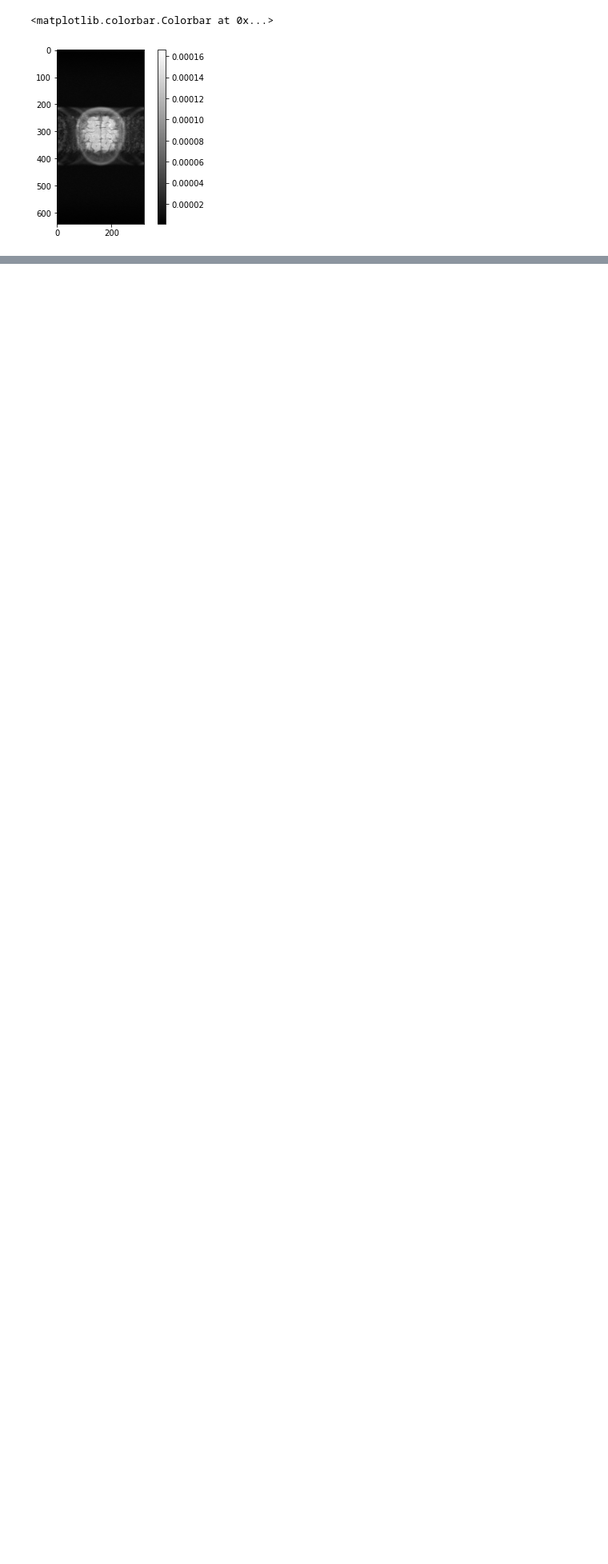
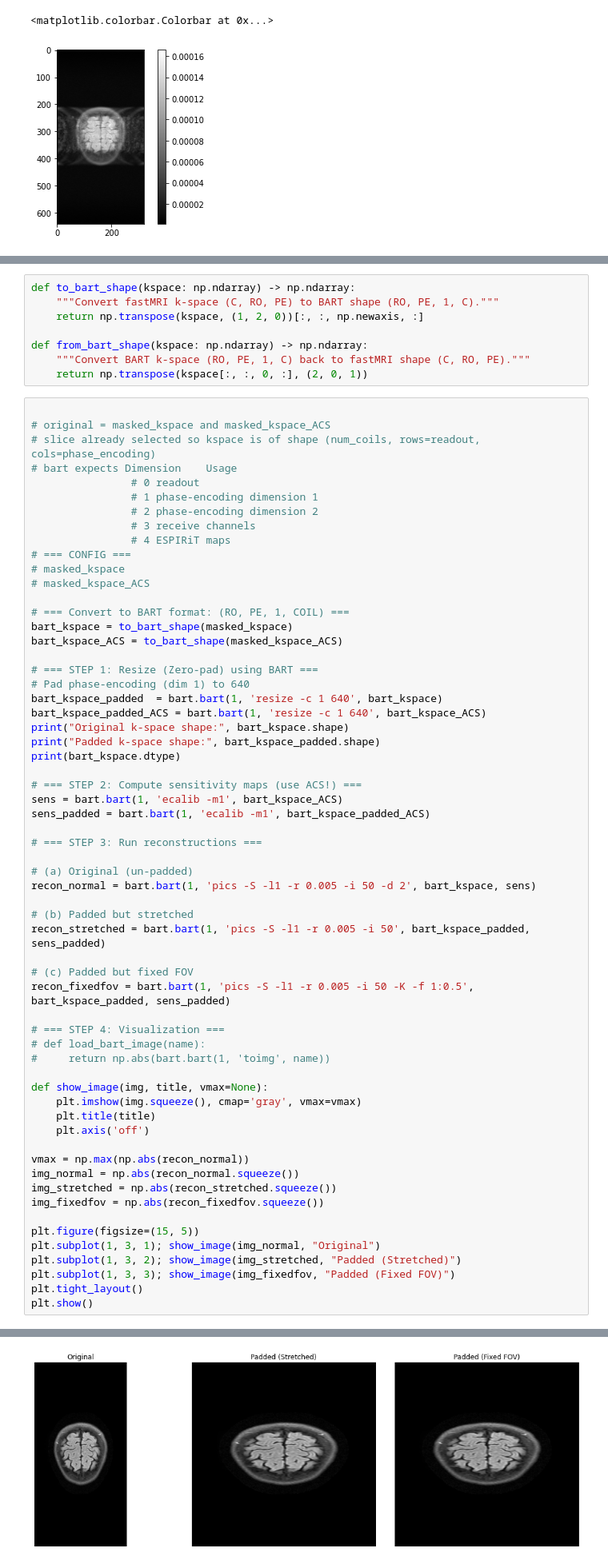
Before and after one commit to AlexSlock/fastMRI-hybrid-modelling, a Jupyter notebook: fastMRI/cs_reconstructions.ipynb, the cells around one changed output, grey strips where cells are left out. Shown at 80% size. Saved outputs shown, nothing was run; the diff lists cells and outputs as text; blank space fills up the shorter version.

```diff
--- a/fastMRI/cs_reconstructions.ipynb
+++ b/fastMRI/cs_reconstructions.ipynb
@@ -414,0 +438,70 @@ plt.colorbar()
+# %%
+def to_bart_shape(kspace: np.ndarray) -> np.ndarray:
+    """Convert fastMRI k-space (C, RO, PE) to BART shape (RO, PE, 1, C)."""
+    return np.transpose(kspace, (1, 2, 0))[:, :, np.newaxis, :]
+
+def from_bart_shape(kspace: np.ndarray) -> np.ndarray:
+    """Convert BART k-space (RO, PE, 1, C) back to fastMRI shape (C, RO, PE)."""
+    return np.transpose(kspace[:, :, 0, :], (2, 0, 1))
+# %%
+
+# original = masked_kspace and masked_kspace_ACS
+# slice already selected so kspace is of shape (num_coils, rows=readout, cols=phase_encoding)
+# bart expects Dimension	Usage
+                # 0	readout
+                # 1	phase-encoding dimension 1
+                # 2	phase-encoding dimension 2
+                # 3	receive channels
+                # 4	ESPIRiT maps
+# === CONFIG ===
+# masked_kspace
+# masked_kspace_ACS
+
+# === Convert to BART format: (RO, PE, 1, COIL) ===
+bart_kspace = to_bart_shape(masked_kspace)
+bart_kspace_ACS = to_bart_shape(masked_kspace_ACS)
+
+# === STEP 1: Resize (Zero-pad) using BART ===
+# Pad phase-encoding (dim 1) to 640
+bart_kspace_padded  = bart.bart(1, 'resize -c 1 640', bart_kspace)
+bart_kspace_padded_ACS = bart.bart(1, 'resize -c 1 640', bart_kspace_ACS)
+print("Original k-space shape:", bart_kspace.shape)
+print("Padded k-space shape:", bart_kspace_padded.shape)
+print(bart_kspace.dtype)
+
+# === STEP 2: Compute sensitivity maps (use ACS!) ===
+sens = bart.bart(1, 'ecalib -m1', bart_kspace_ACS)
+sens_padded = bart.bart(1, 'ecalib -m1', bart_kspace_padded_ACS)
+
+# === STEP 3: Run reconstructions ===
+
+# (a) Original (un-padded)
+recon_normal = bart.bart(1, 'pics -S -l1 -r 0.005 -i 50 -d 2', bart_kspace, sens)
+
+# (b) Padded but stretched
+recon_stretched = bart.bart(1, 'pics -S -l1 -r 0.005 -i 50', bart_kspace_padded, sens_padded)
+
+# (c) Padded but fixed FOV
+recon_fixedfov = bart.bart(1, 'pics -S -l1 -r 0.005 -i 50 -K -f 1:0.5', bart_kspace_padded, sens_padded)
+
+# === STEP 4: Visualization ===
+# def load_bart_image(name):
+#     return np.abs(bart.bart(1, 'toimg', name))
+
+def show_image(img, title, vmax=None):
+    plt.imshow(img.squeeze(), cmap='gray', vmax=vmax)
+    plt.title(title)
+    plt.axis('off')
+
+vmax = np.max(np.abs(recon_normal))
+img_normal = np.abs(recon_normal.squeeze())
+img_stretched = np.abs(recon_stretched.squeeze())
+img_fixedfov = np.abs(recon_fixedfov.squeeze())
+
+plt.figure(figsize=(15, 5))
+plt.subplot(1, 3, 1); show_image(img_normal, "Original")
+plt.subplot(1, 3, 2); show_image(img_stretched, "Padded (Stretched)")
+plt.subplot(1, 3, 3); show_image(img_fixedfov, "Padded (Fixed FOV)")
+plt.tight_layout()
+plt.show()
+# %% [output]
@@ -414,0 +511 @@ plt.colorbar()
+[figure, added]
```
Also changed, not shown: parts of 13 cells of this notebook, 18 other files.
